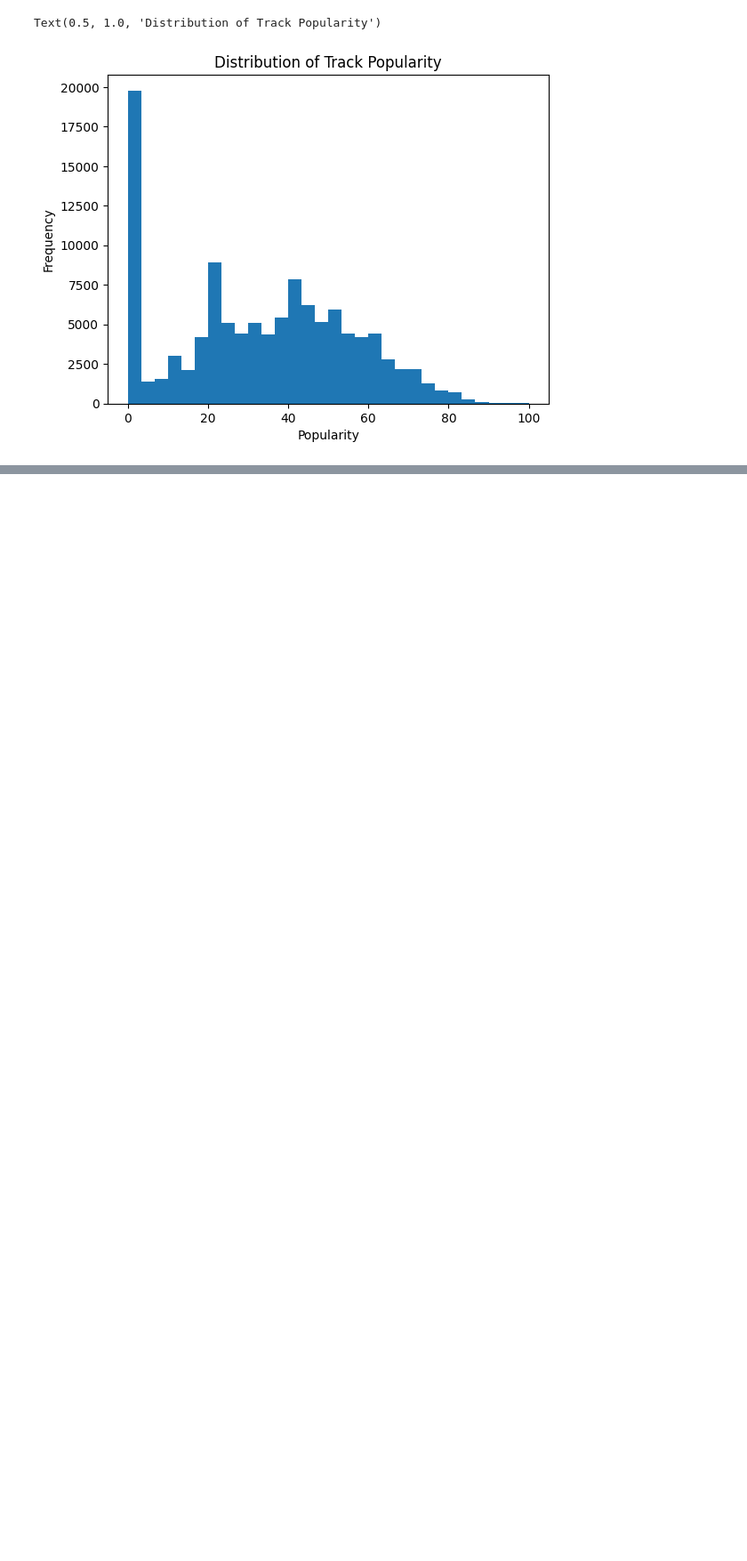
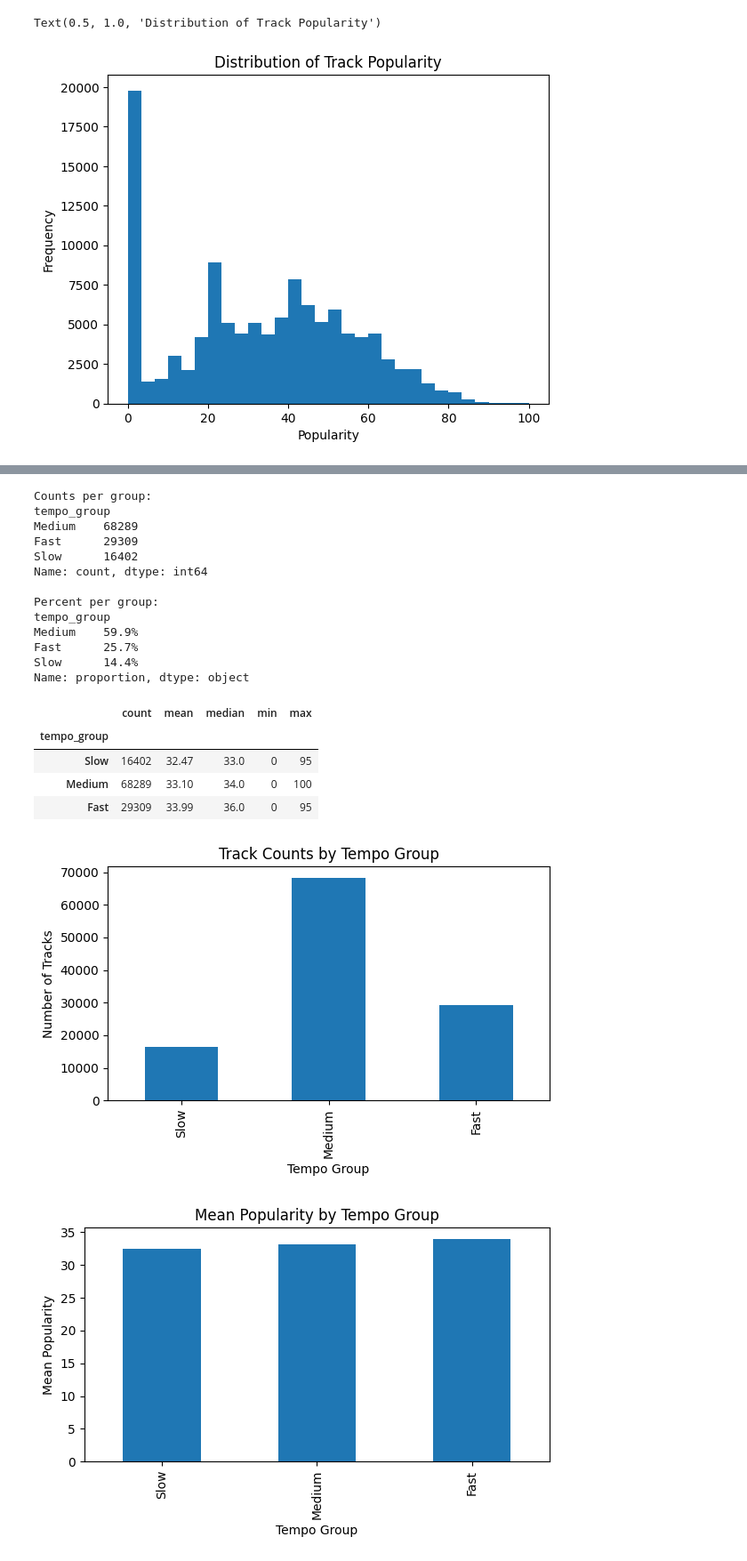
Before and after one commit to ssowers2/applied-ml-sowers, a Jupyter notebook: notebooks/d2assignment/spotifyd2.ipynb, the cells around one changed output, grey strips where cells are left out. Shown at 89% size. Drawn from its saved outputs; the diff is of its cells as text; code cells hidden in the pictures; blank space fills up the shorter version.

Commit message:
eda: tempo bins + popularity stats; genre boxplot; fix groupby warning

```diff
--- a/notebooks/d2assignment/spotifyd2.ipynb
+++ b/notebooks/d2assignment/spotifyd2.ipynb
@@ -98,3 +101,58 @@ plt.title("Distribution of Track Popularity")
 [figure]
 Text(0.5, 1.0, 'Distribution of Track Popularity')
 [figure]
+# %%
+# This converts the numeric tempo values into 3 interpretable music categories that can be used in visualizations and predictive modeling.
+df["tempo_group"] = pd.cut(
+    df["tempo"],
+    bins=[0, 90, 140, df["tempo"].max()],
+    labels=["Slow","Medium","Fast"]
+)
+# %%
+import pandas as pd
+import matplotlib.pyplot as plt
+
+# 1) Create the tempo groups (re-run safely; overwrites if exists)
+df["tempo_group"] = pd.cut(
+    df["tempo"],
+    bins=[0, 90, 140, df["tempo"].max()],
+    labels=["Slow","Medium","Fast"],
+    include_lowest=True
+)
+# Keep an ordered categorical for nice sorting
+df["tempo_group"] = pd.Categorical(df["tempo_group"], categories=["Slow","Medium","Fast"], ordered=True)
+
+# 2) Quick peek of the new column
+display(df[["tempo", "tempo_group"]].head())
+
+# 3) Counts per group (absolute + %)
+print("Counts per group:")
+print(df["tempo_group"].value_counts(dropna=False))
+print("\nPercent per group:")
+print((df["tempo_group"].value_counts(normalize=True) * 100).round(1).astype(str) + "%")
+
+# 4) Popularity by tempo group (useful summary table)
+group_stats = (
+    df.groupby("tempo_group", observed=True)["popularity"]
+      .agg(count="count", mean="mean", median="median", min="min", max="max")
+      .round(2)
+)
+display(group_stats)
+
+# 5) Simple visuals — counts and mean popularity
+plt.figure(figsize=(6,4))
+df["tempo_group"].value_counts().sort_index().plot(kind="bar")
+plt.title("Track Counts by Tempo Group")
+plt.xlabel("Tempo Group")
+plt.ylabel("Number of Tracks")
+plt.tight_layout()
+plt.show()
+
+plt.figure(figsize=(6,4))
+group_stats["mean"].plot(kind="bar")
+plt.title("Mean Popularity by Tempo Group")
+plt.xlabel("Tempo Group")
+plt.ylabel("Mean Popularity")
+plt.tight_layout()
+plt.show()
+# %% [output]
@@ -100,0 +165,20 @@ Text(0.5, 1.0, 'Distribution of Track Popularity')
+Counts per group:
+tempo_group
+Medium    68289
+Fast      29309
+Slow      16402
+Name: count, dtype: int64
+
+Percent per group:
+tempo_group
+Medium    59.9%
+Fast      25.7%
+Slow      14.4%
+Name: proportion, dtype: object
+|  | count | mean | median | min | max |
+| tempo_group |  |  |  |  |  |
+| Slow | 16402 | 32.47 | 33.0 | 0 | 95 |
+| Medium | 68289 | 33.10 | 34.0 | 0 | 100 |
+| Fast | 29309 | 33.99 | 36.0 | 0 | 95 |
+[figure, added]
+[figure, added]
```
Also changed, not shown: parts of 4 cells of this notebook.
